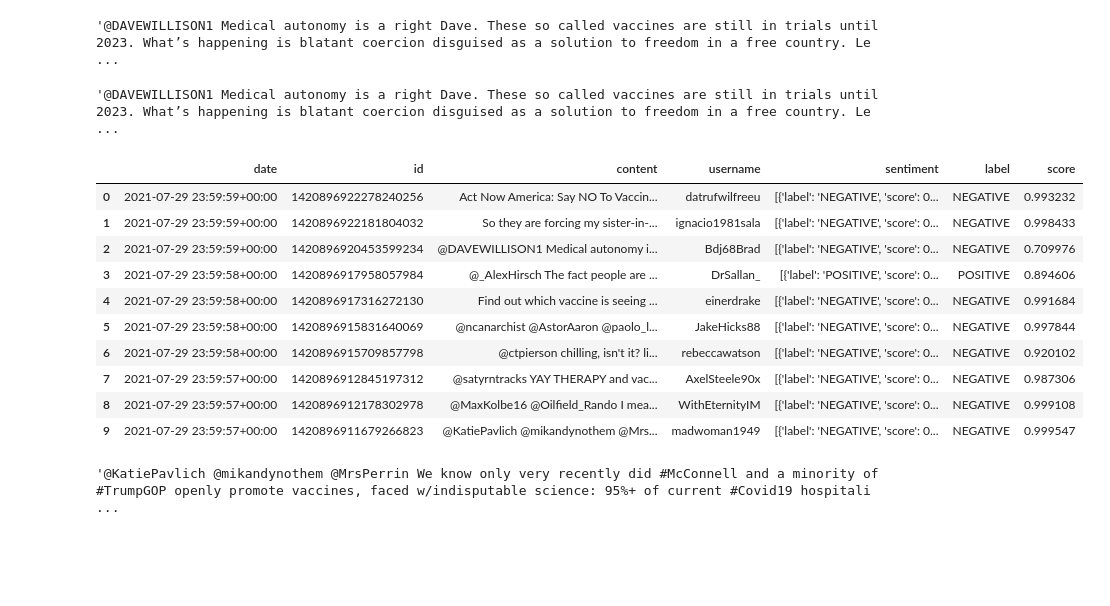
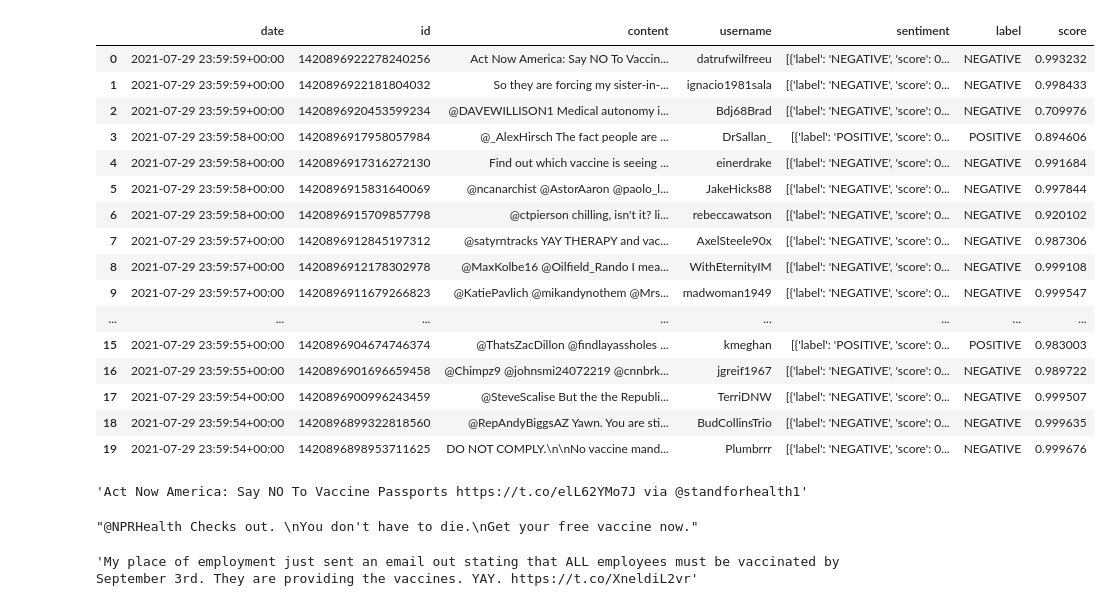
Before and after one commit to sdhilip200/Twitter-Scraping-Sentiment-Analysis, a Jupyter notebook: Twitter_Scraping_and_Sentiment_Analysis.ipynb, the cells around one changed output. Saved outputs shown, nothing was run; the diff lists cells and outputs as text; code cells hidden in the pictures; blank space fills up the shorter version.

```diff
--- a/Twitter_Scraping_and_Sentiment_Analysis.ipynb
+++ b/Twitter_Scraping_and_Sentiment_Analysis.ipynb
@@ -46,7 +82,2 @@ df1 = df.head(10000)
 from transformers import pipeline
 sentiment_classifier = pipeline('sentiment-analysis')
-# %%
-tweets = df1['content'].tolist()
-tweets[2]
-# %% [output]
-'@DAVEWILLISON1 Medical autonomy is a right Dave. These so called vaccines are still in trials until 2023. What’s happening is blatant coercion disguised as a solution to freedom in a free country. Le ...
@@ -53,4 +94,24 @@ tweets[2]
+# %%
+df1.head(20)
+# %% [output]
+|  | date | id | content | username | sentiment | label | score |
+| 0 | 2021-07-29 23:59:59+00:00 | 1420896922278240256 | Act Now America: Say NO To Vaccin... | datrufwilfreeu | [{'label': 'NEGATIVE', 'score': 0... | NEGATIVE | 0.993232 |
+| 1 | 2021-07-29 23:59:59+00:00 | 1420896922181804032 | So they are forcing my sister-in-... | ignacio1981sala | [{'label': 'NEGATIVE', 'score': 0... | NEGATIVE | 0.998433 |
+| 2 | 2021-07-29 23:59:59+00:00 | 1420896920453599234 | @DAVEWILLISON1 Medical autonomy i... | Bdj68Brad | [{'label': 'NEGATIVE', 'score': 0... | NEGATIVE | 0.709976 |
+| 3 | 2021-07-29 23:59:58+00:00 | 1420896917958057984 | @_AlexHirsch The fact people are ... | DrSallan_ | [{'label': 'POSITIVE', 'score': 0... | POSITIVE | 0.894606 |
+| 4 | 2021-07-29 23:59:58+00:00 | 1420896917316272130 | Find out which vaccine is seeing ... | einerdrake | [{'label': 'NEGATIVE', 'score': 0... | NEGATIVE | 0.991684 |
+| 5 | 2021-07-29 23:59:58+00:00 | 1420896915831640069 | @ncanarchist @AstorAaron @paolo_l... | JakeHicks88 | [{'label': 'NEGATIVE', 'score': 0... | NEGATIVE | 0.997844 |
+| 6 | 2021-07-29 23:59:58+00:00 | 1420896915709857798 | @ctpierson chilling, isn't it? li... | rebeccawatson | [{'label': 'NEGATIVE', 'score': 0... | NEGATIVE | 0.920102 |
+| 7 | 2021-07-29 23:59:57+00:00 | 1420896912845197312 | @satyrntracks YAY THERAPY and vac... | AxelSteele90x | [{'label': 'NEGATIVE', 'score': 0... | NEGATIVE | 0.987306 |
+| 8 | 2021-07-29 23:59:57+00:00 | 1420896912178302978 | @MaxKolbe16 @Oilfield_Rando I mea... | WithEternityIM | [{'label': 'NEGATIVE', 'score': 0... | NEGATIVE | 0.999108 |
+| 9 | 2021-07-29 23:59:57+00:00 | 1420896911679266823 | @KatiePavlich @mikandynothem @Mrs... | madwoman1949 | [{'label': 'NEGATIVE', 'score': 0... | NEGATIVE | 0.999547 |
+| ... | ... | ... | ... | ... | ... | ... | ... |
+| 15 | 2021-07-29 23:59:55+00:00 | 1420896904674746374 | @ThatsZacDillon @findlayassholes ... | kmeghan | [{'label': 'POSITIVE', 'score': 0... | POSITIVE | 0.983003 |
+| 16 | 2021-07-29 23:59:55+00:00 | 1420896901696659458 | @Chimpz9 @johnsmi24072219 @cnnbrk... | jgreif1967 | [{'label': 'NEGATIVE', 'score': 0... | NEGATIVE | 0.989722 |
+| 17 | 2021-07-29 23:59:54+00:00 | 1420896900996243459 | @SteveScalise But the the Republi... | TerriDNW | [{'label': 'NEGATIVE', 'score': 0... | NEGATIVE | 0.999507 |
+| 18 | 2021-07-29 23:59:54+00:00 | 1420896899322818560 | @RepAndyBiggsAZ Yawn. You are sti... | BudCollinsTrio | [{'label': 'NEGATIVE', 'score': 0... | NEGATIVE | 0.999635 |
+| 19 | 2021-07-29 23:59:54+00:00 | 1420896898953711625 | DO NOT COMPLY.\n\nNo vaccine mand... | Plumbrrr | [{'label': 'NEGATIVE', 'score': 0... | NEGATIVE | 0.999676 |
 # %%
-df1['content'][2]
+df1['content'][0]
 # %% [output]
-'@DAVEWILLISON1 Medical autonomy is a right Dave. These so called vaccines are still in trials until 2023. What’s happening is blatant coercion disguised as a solution to freedom in a free country. Le ...
+'Act Now America: Say NO To Vaccine Passports https://t.co/elL62YMo7J via @standforhealth1'
@@ -69,21 +118,11 @@ df1 = (
 # %%
-df1.head(10)
+df1['content'][10]
 # %% [output]
-|  | date | id | content | username | sentiment | label | score |
-| 0 | 2021-07-29 23:59:59+00:00 | 1420896922278240256 | Act Now America: Say NO To Vaccin... | datrufwilfreeu | [{'label': 'NEGATIVE', 'score': 0... | NEGATIVE | 0.993232 |
-| 1 | 2021-07-29 23:59:59+00:00 | 1420896922181804032 | So they are forcing my sister-in-... | ignacio1981sala | [{'label': 'NEGATIVE', 'score': 0... | NEGATIVE | 0.998433 |
-| 2 | 2021-07-29 23:59:59+00:00 | 1420896920453599234 | @DAVEWILLISON1 Medical autonomy i... | Bdj68Brad | [{'label': 'NEGATIVE', 'score': 0... | NEGATIVE | 0.709976 |
-| 3 | 2021-07-29 23:59:58+00:00 | 1420896917958057984 | @_AlexHirsch The fact people are ... | DrSallan_ | [{'label': 'POSITIVE', 'score': 0... | POSITIVE | 0.894606 |
-| 4 | 2021-07-29 23:59:58+00:00 | 1420896917316272130 | Find out which vaccine is seeing ... | einerdrake | [{'label': 'NEGATIVE', 'score': 0... | NEGATIVE | 0.991684 |
-| 5 | 2021-07-29 23:59:58+00:00 | 1420896915831640069 | @ncanarchist @AstorAaron @paolo_l... | JakeHicks88 | [{'label': 'NEGATIVE', 'score': 0... | NEGATIVE | 0.997844 |
-| 6 | 2021-07-29 23:59:58+00:00 | 1420896915709857798 | @ctpierson chilling, isn't it? li... | rebeccawatson | [{'label': 'NEGATIVE', 'score': 0... | NEGATIVE | 0.920102 |
-| 7 | 2021-07-29 23:59:57+00:00 | 1420896912845197312 | @satyrntracks YAY THERAPY and vac... | AxelSteele90x | [{'label': 'NEGATIVE', 'score': 0... | NEGATIVE | 0.987306 |
-| 8 | 2021-07-29 23:59:57+00:00 | 1420896912178302978 | @MaxKolbe16 @Oilfield_Rando I mea... | WithEternityIM | [{'label': 'NEGATIVE', 'score': 0... | NEGATIVE | 0.999108 |
-| 9 | 2021-07-29 23:59:57+00:00 | 1420896911679266823 | @KatiePavlich @mikandynothem @Mrs... | madwoman1949 | [{'label': 'NEGATIVE', 'score': 0... | NEGATIVE | 0.999547 |
+"@NPRHealth Checks out. \nYou don't have to die.\nGet your free vaccine now."
 # %%
-df1['content'][9]
+df1['content'][14]
 # %% [output]
-'@KatiePavlich @mikandynothem @MrsPerrin We know only very recently did #McConnell and a minority of #TrumpGOP openly promote vaccines, faced w/indisputable science: 95%+ of current #Covid19 hospitali ...
+'My place of employment just sent an email out stating that ALL employees must be vaccinated by September 3rd. They are providing the vaccines. YAY. https://t.co/XneldiL2vr'
 # %%
 #Visualizing the sentiments
 
```
Also changed, not shown: parts of 15 cells of this notebook.
